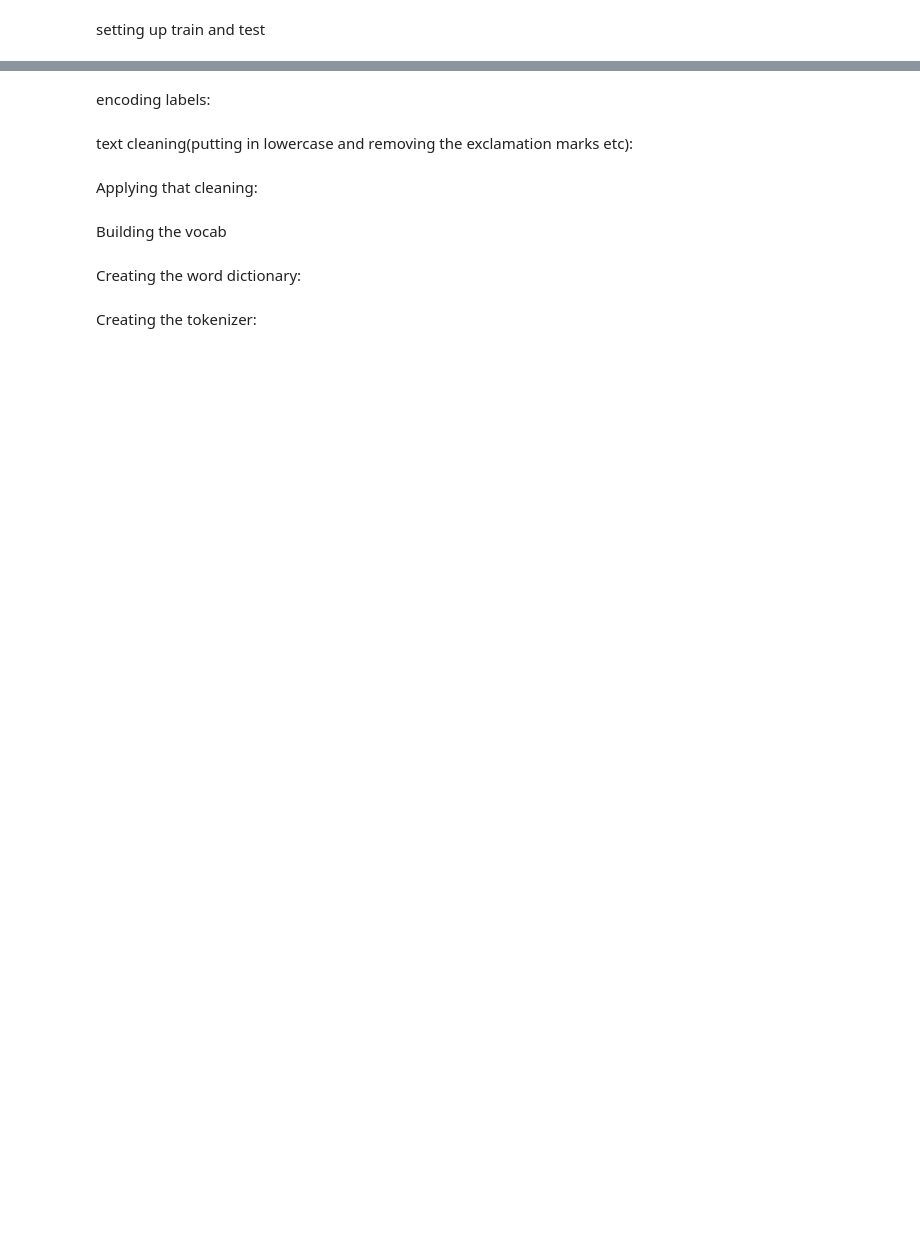
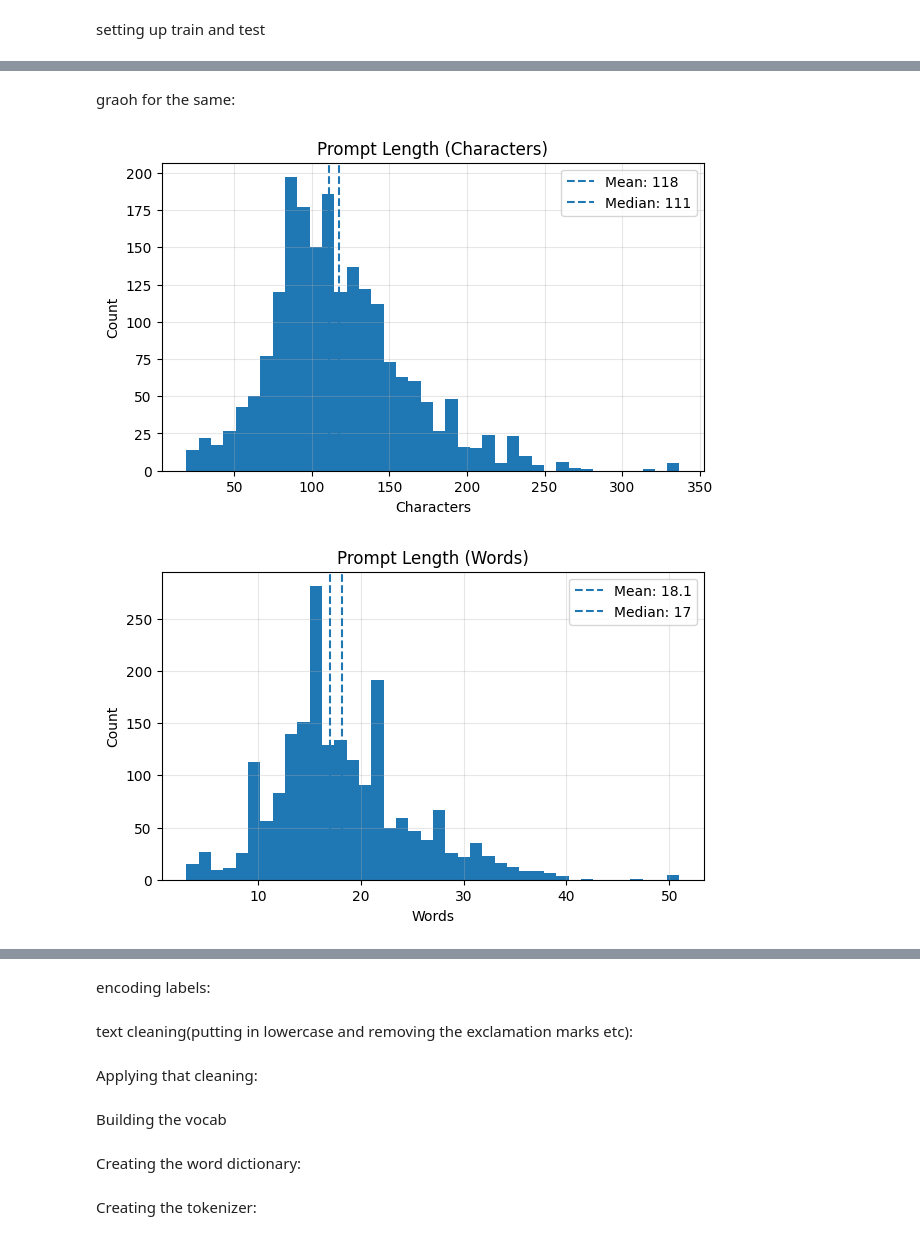
Before and after one commit to NomzzNJS/dl-23f2004641-notebook-t22026, a Jupyter notebook: scratch-model(BiLSTM).ipynb, the cells around one changed output, grey strips where cells are left out. Saved outputs shown, nothing was run; the diff lists cells and outputs as text; code cells hidden in the pictures; blank space fills up the shorter version.

```diff
--- a/scratch-model(BiLSTM).ipynb
+++ b/scratch-model(BiLSTM).ipynb
@@ -101,0 +230,14 @@ train.head()
+# %%
+eda_train['prompt_length_chars'] = eda_train['prompt'].astype(str).str.len()
+
+eda_train['prompt_length_words'] = eda_train['prompt'].astype(str).str.split().str.len()
+
+print("Character length:")
+print("Mean:", eda_train['prompt_length_chars'].mean())
+print("Median:", eda_train['prompt_length_chars'].median())
+print("Maximum:", eda_train['prompt_length_chars'].max())
+
+print("\nWord length:")
+print("Mean:", eda_train['prompt_length_words'].mean())
+print("Median:", eda_train['prompt_length_words'].median())
+print("Maximum:", eda_train['prompt_length_words'].max())
@@ -101,0 +254,46 @@ train.head()
+# %% [markdown]
+graoh for the same:
+# %%
+#plotting character length
+plt.figure(figsize=(7, 4))
+
+plt.hist(eda_train['prompt_length_chars'], bins=40)
+
+mean_chars = eda_train['prompt_length_chars'].mean()
+median_chars = eda_train['prompt_length_chars'].median()
+
+plt.axvline(mean_chars, linestyle='--', label=f"Mean: {mean_chars:.0f}")
+
+plt.axvline(median_chars, linestyle='--', label=f"Median: {median_chars:.0f}")
+
+plt.title("Prompt Length (Characters)")
+plt.xlabel("Characters")
+plt.ylabel("Count")
+plt.legend()
+plt.grid(alpha=0.3)
+
+plt.show()
+
+
+#plotting word length
+plt.figure(figsize=(7, 4))
+
+plt.hist(eda_train['prompt_length_words'], bins=40)
+
+mean_words = eda_train['prompt_length_words'].mean()
+median_words = eda_train['prompt_length_words'].median()
+
+plt.axvline(mean_words, linestyle='--', label=f"Mean: {mean_words:.1f}")
+
+plt.axvline(median_words, linestyle='--', label=f"Median: {median_words:.0f}")
+
+plt.title("Prompt Length (Words)")
+plt.xlabel("Words")
+plt.ylabel("Count")
+plt.legend()
+plt.grid(alpha=0.3)
+
+plt.show()
+# %% [output]
+[figure, added]
+[figure, added]
```
Also changed, not shown: parts of 51 cells of this notebook.
